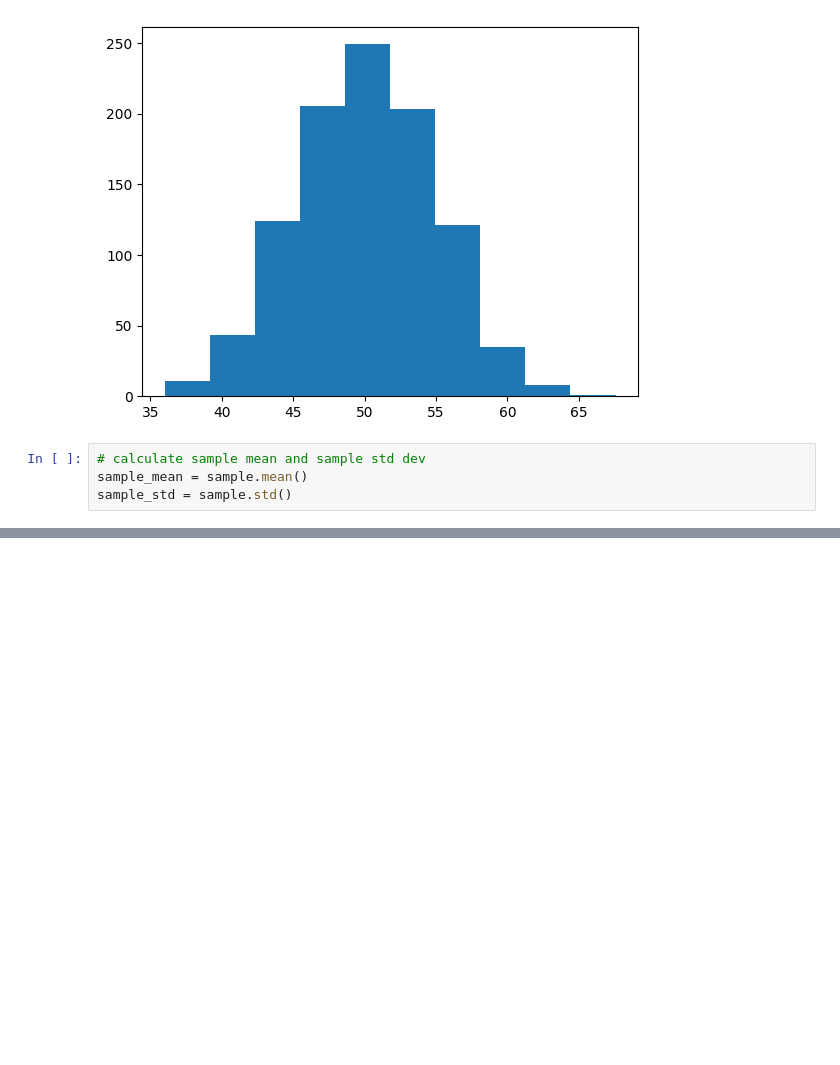
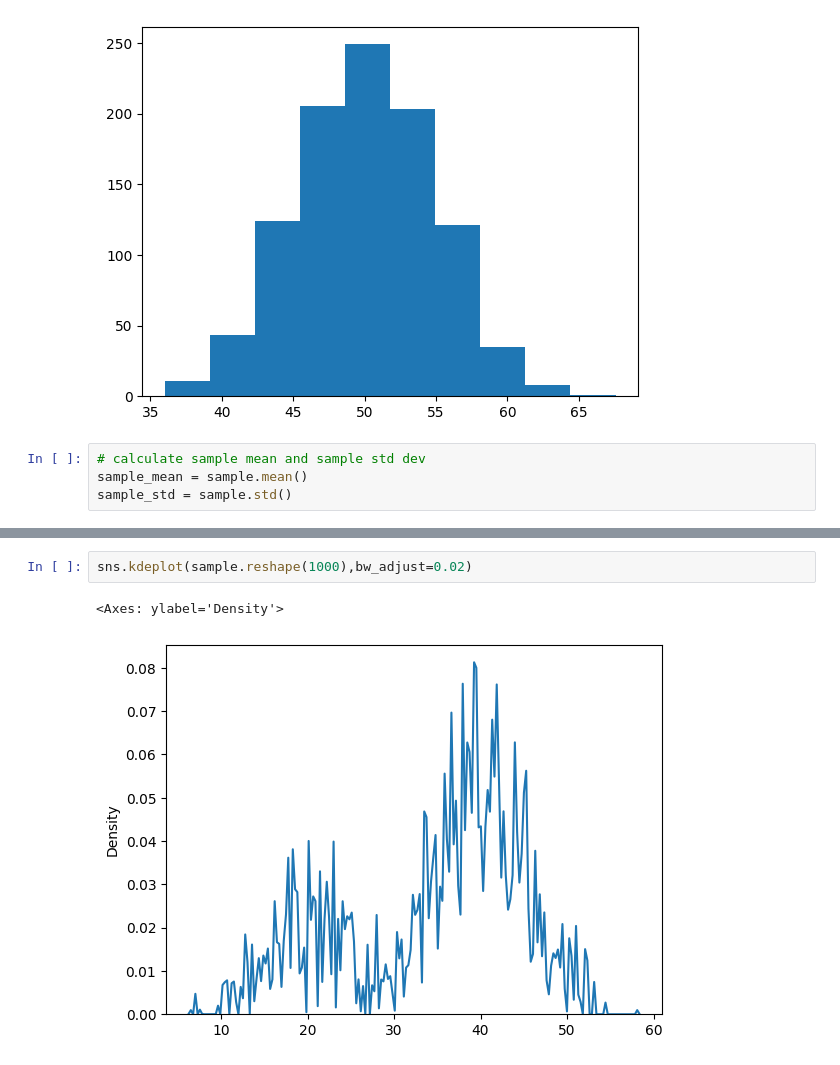
Before and after one commit to anshulkansal121/Python-Programming, a Jupyter notebook: Statistics/Descriptive Statistics/Probability Distribution Funtions.ipynb, the cells around one changed output, grey strips where cells are left out. Drawn from its saved outputs; the diff is of its cells as text; blank space fills up the shorter version.

```diff
--- a/Statistics/Descriptive Statistics/Probability Distribution Funtions.ipynb
+++ b/Statistics/Descriptive Statistics/Probability Distribution Funtions.ipynb
@@ -96,0 +141,5 @@ sample_std = sample.std()
+# %%
+sns.kdeplot(sample.reshape(1000),bw_adjust=0.02)
+# %% [output]
+<Axes: ylabel='Density'>
+[figure, added]
```
Also changed, not shown: parts of 7 cells of this notebook.
